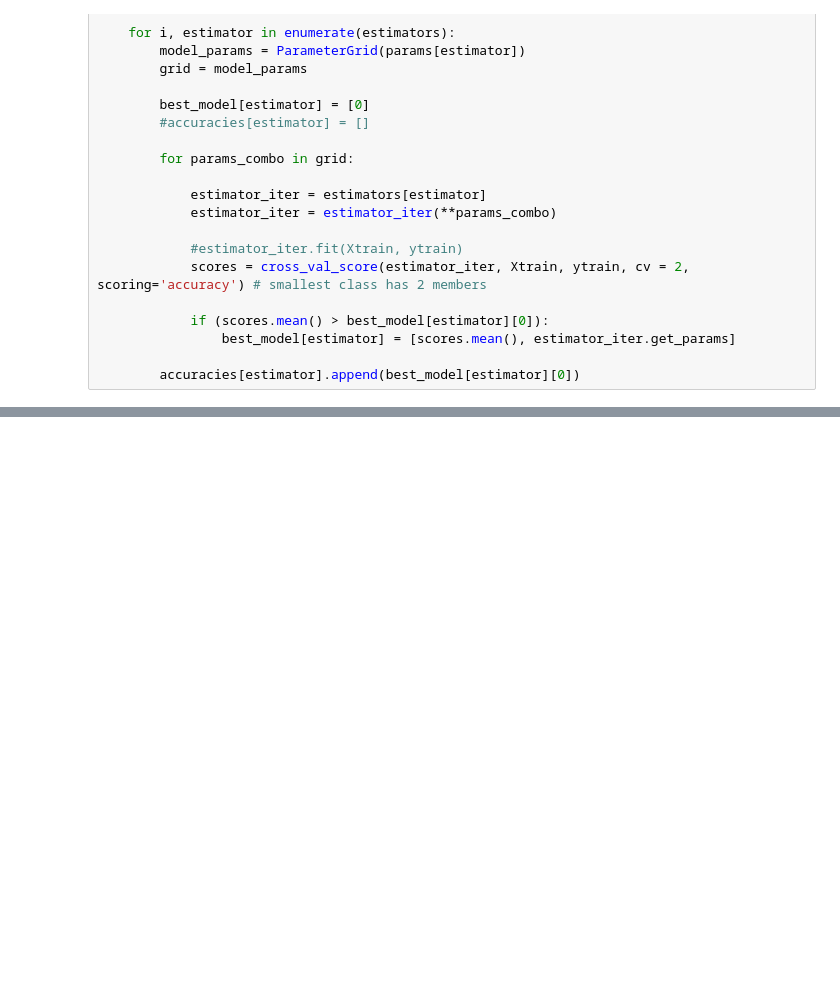
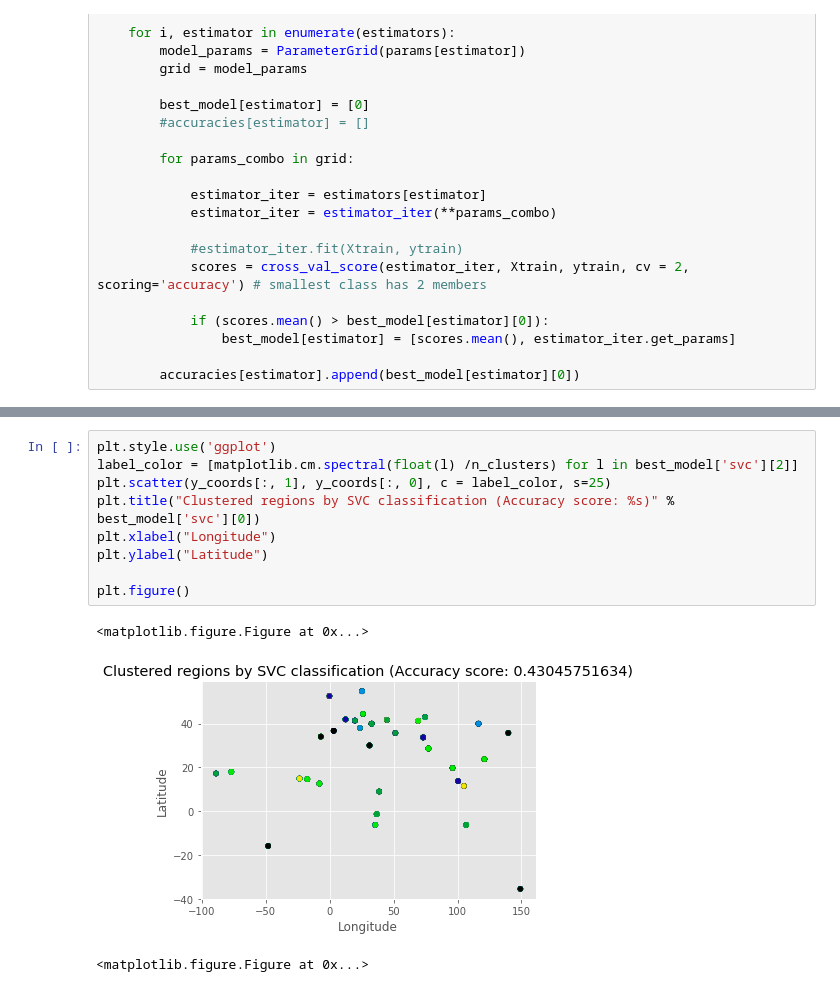
Before and after one commit to johannesharmse/Music_Origin_Prediction, a Jupyter notebook: src/Predicting the Geographical Origin of Music.ipynb, the cells around one changed output, grey strips where cells are left out. Saved outputs shown, nothing was run; the diff lists cells and outputs as text; blank space fills up the shorter version.

```diff
--- a/src/Predicting the Geographical Origin of Music.ipynb
+++ b/src/Predicting the Geographical Origin of Music.ipynb
@@ -270,0 +371,13 @@ plt.show()
+# %%
+plt.style.use('ggplot')
+label_color = [matplotlib.cm.spectral(float(l) /n_clusters) for l in best_model['svc'][2]]
+plt.scatter(y_coords[:, 1], y_coords[:, 0], c = label_color, s=25)
+plt.title("Clustered regions by SVC classification (Accuracy score: %s)" % best_model['svc'][0])
+plt.xlabel("Longitude")
+plt.ylabel("Latitude")
+
+plt.figure()
+# %% [output]
+<matplotlib.figure.Figure at 0x...>
+[figure, added]
+<matplotlib.figure.Figure at 0x...>
```
Also changed, not shown: parts of 16 cells of this notebook.
